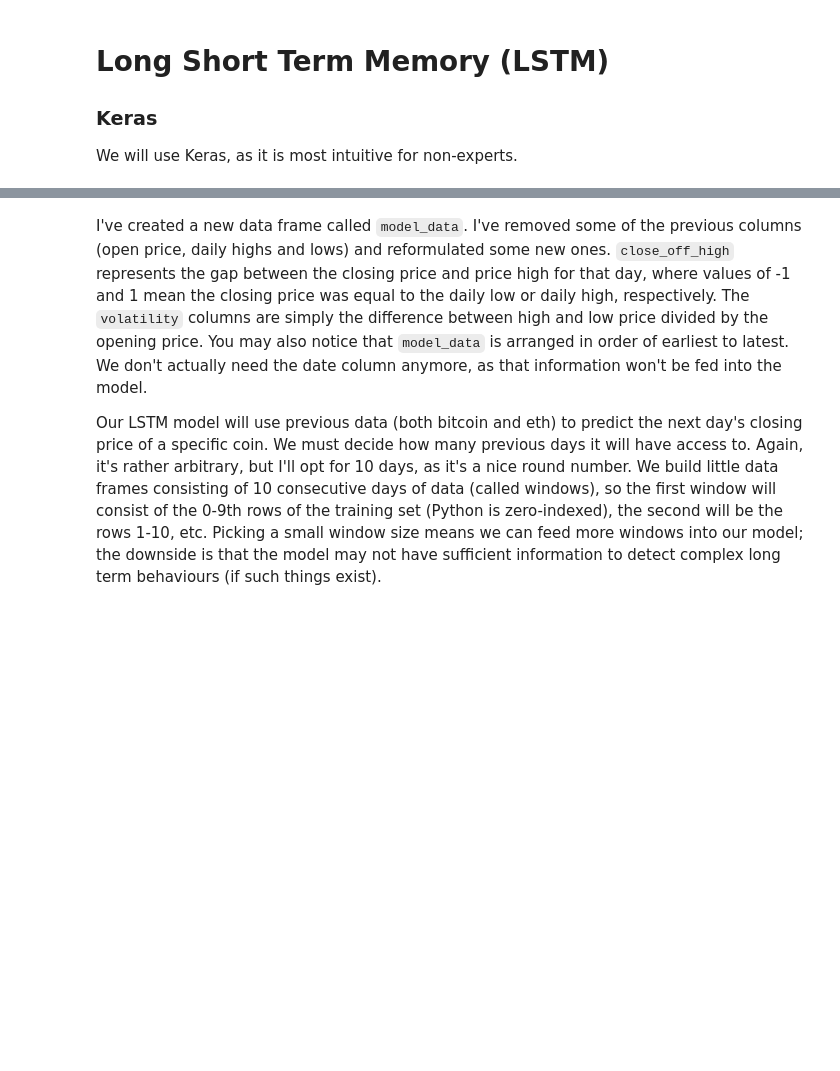
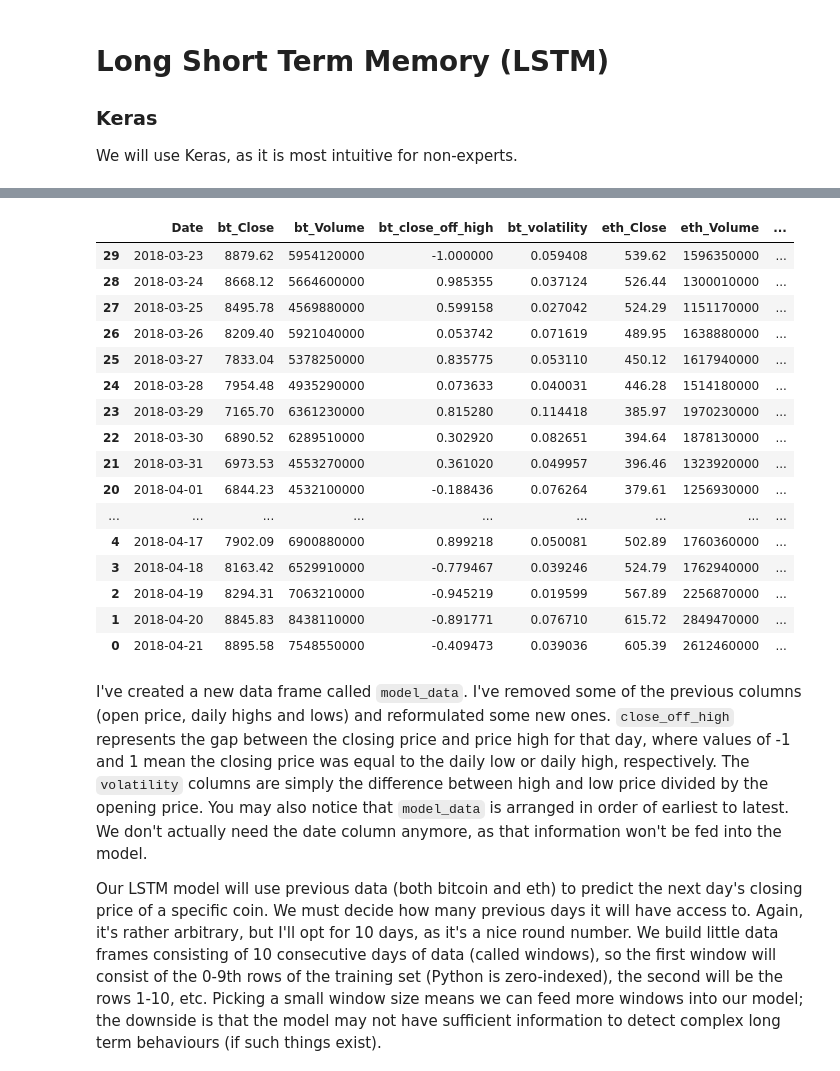
Before and after one commit to sbanerjee2020/alt-futures, a Jupyter notebook: SB_ALT_Futures.ipynb, the cells around one changed output, grey strips where cells are left out. Cells and saved outputs as stored; diff of their text form; code cells hidden in the pictures; blank space fills up the shorter version.

```diff
--- a/SB_ALT_Futures.ipynb
+++ b/SB_ALT_Futures.ipynb
@@ -516,3 +556,23 @@ model_data.head()
+# %%
+model_data.tail(30)
+# %% [output]
+|  | Date | bt_Close | bt_Volume | bt_close_off_high | bt_volatility | eth_Close | eth_Volume | ... |
+| 29 | 2018-03-23 | 8879.62 | 5954120000 | -1.000000 | 0.059408 | 539.62 | 1596350000 | ... |
+| 28 | 2018-03-24 | 8668.12 | 5664600000 | 0.985355 | 0.037124 | 526.44 | 1300010000 | ... |
+| 27 | 2018-03-25 | 8495.78 | 4569880000 | 0.599158 | 0.027042 | 524.29 | 1151170000 | ... |
+| 26 | 2018-03-26 | 8209.40 | 5921040000 | 0.053742 | 0.071619 | 489.95 | 1638880000 | ... |
+| 25 | 2018-03-27 | 7833.04 | 5378250000 | 0.835775 | 0.053110 | 450.12 | 1617940000 | ... |
+| 24 | 2018-03-28 | 7954.48 | 4935290000 | 0.073633 | 0.040031 | 446.28 | 1514180000 | ... |
+| 23 | 2018-03-29 | 7165.70 | 6361230000 | 0.815280 | 0.114418 | 385.97 | 1970230000 | ... |
+| 22 | 2018-03-30 | 6890.52 | 6289510000 | 0.302920 | 0.082651 | 394.64 | 1878130000 | ... |
+| 21 | 2018-03-31 | 6973.53 | 4553270000 | 0.361020 | 0.049957 | 396.46 | 1323920000 | ... |
+| 20 | 2018-04-01 | 6844.23 | 4532100000 | -0.188436 | 0.076264 | 379.61 | 1256930000 | ... |
+| ... | ... | ... | ... | ... | ... | ... | ... | ... |
+| 4 | 2018-04-17 | 7902.09 | 6900880000 | 0.899218 | 0.050081 | 502.89 | 1760360000 | ... |
+| 3 | 2018-04-18 | 8163.42 | 6529910000 | -0.779467 | 0.039246 | 524.79 | 1762940000 | ... |
+| 2 | 2018-04-19 | 8294.31 | 7063210000 | -0.945219 | 0.019599 | 567.89 | 2256870000 | ... |
+| 1 | 2018-04-20 | 8845.83 | 8438110000 | -0.891771 | 0.076710 | 615.72 | 2849470000 | ... |
+| 0 | 2018-04-21 | 8895.58 | 7548550000 | -0.409473 | 0.039036 | 605.39 | 2612460000 | ... |
 # %% [markdown]
 I've created a new data frame called `model_data`. I've removed some of the previous columns (open price, daily highs and lows) and reformulated some new ones. `close_off_high` represents the gap between the closing price and price high for that day, where values of -1 and 1 mean the closing price was equal to the daily low or daily high, respectively. The `volatility` columns are simply the difference between high and low price divided by the opening price. You may also notice that `model_data` is arranged in order of earliest to latest. We don't actually need the date column anymore, as that information won't be fed into the model.
 
```
Also changed, not shown: parts of 50 cells of this notebook.
